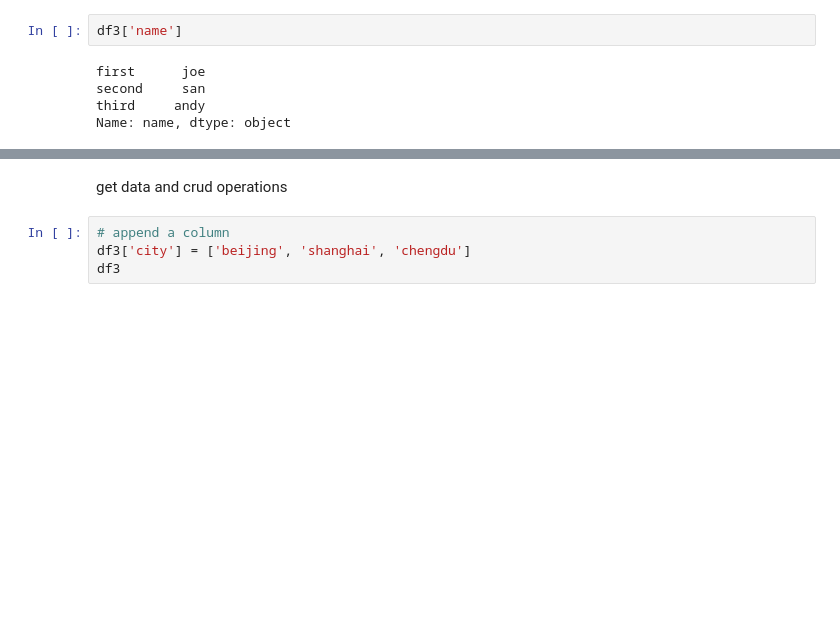
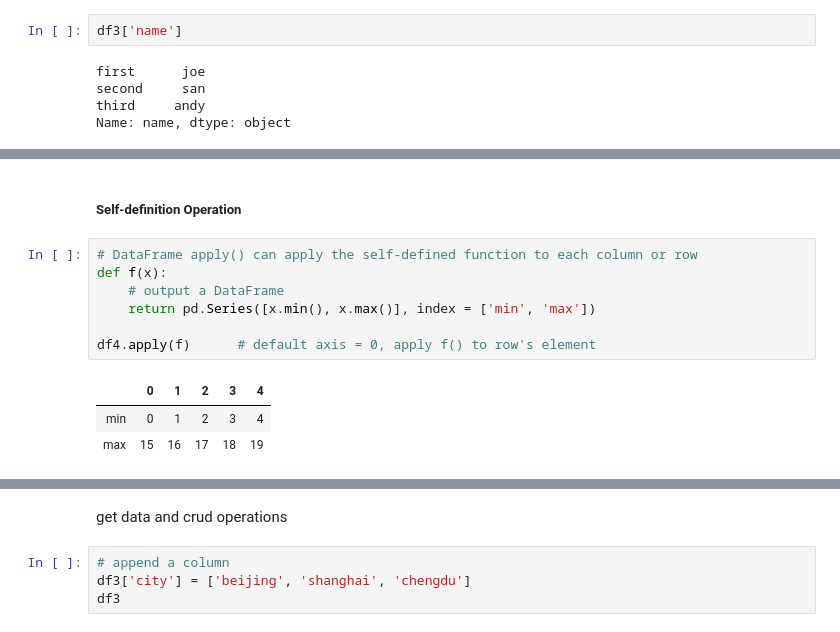
Before and after one commit to wenyuc/learning_ai_note, a Jupyter notebook: pandas_dataframe.ipynb, the cells around one changed output, grey strips where cells are left out. Cells and saved outputs as stored; diff of their text form; blank space fills up the shorter version.

```diff
--- a/pandas_dataframe.ipynb
+++ b/pandas_dataframe.ipynb
@@ -78,0 +170,13 @@ Name: name, dtype: object
+# %% [markdown]
+##### Self-definition Operation
+# %%
+# DataFrame apply() can apply the self-defined function to each column or row
+def f(x):
+    # output a DataFrame
+    return pd.Series([x.min(), x.max()], index = ['min', 'max'])
+
+df4.apply(f)      # default axis = 0, apply f() to row's element
+# %% [output]
+|  | 0 | 1 | 2 | 3 | 4 |
+| min | 0 | 1 | 2 | 3 | 4 |
+| max | 15 | 16 | 17 | 18 | 19 |
```
Also changed, not shown: parts of 23 cells of this notebook.
